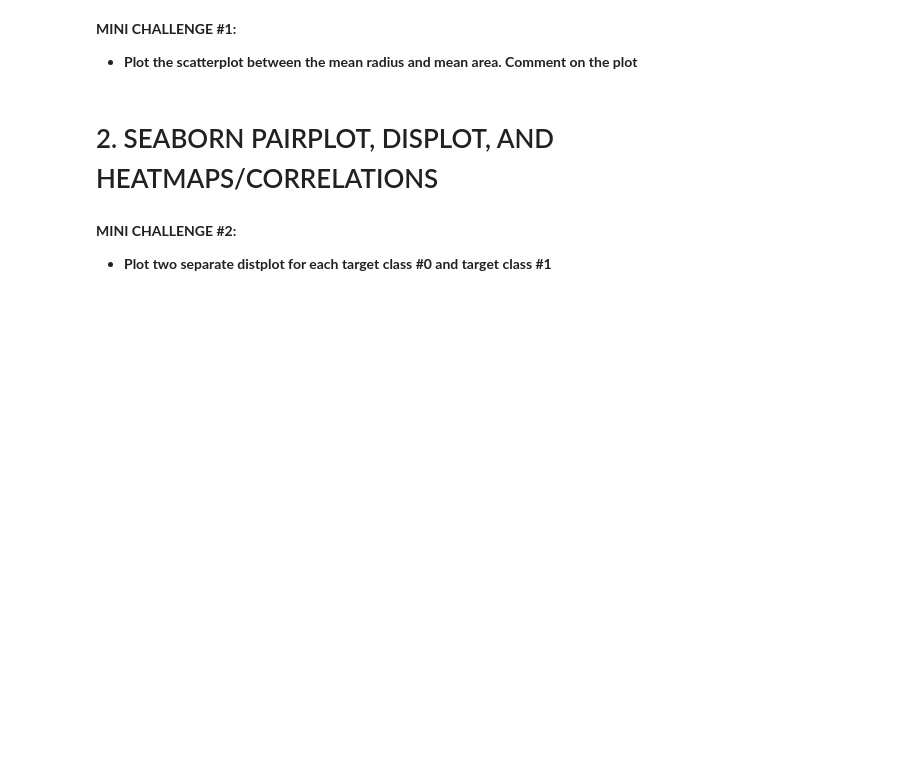
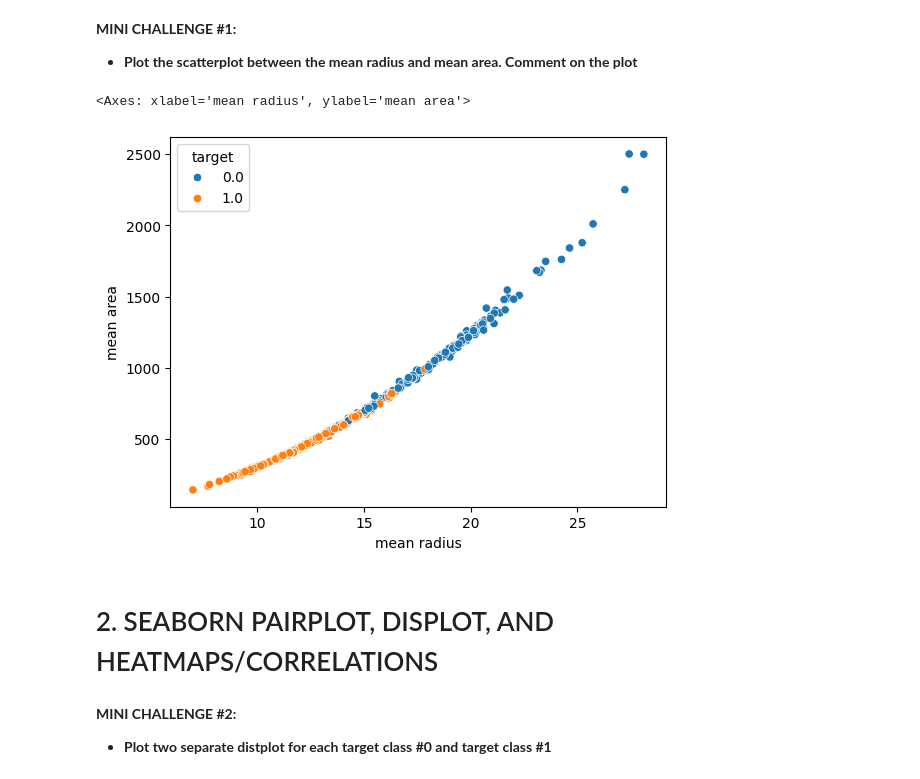
Before and after one commit to djimme/Python_selftraining, a Jupyter notebook: [U]Python&MachineLearningforFinancialAnalysis/S12.DataVisualizationwithSeaborn/10_Python_101_Data_Visualization_with_Seaborn_Skeleton.ipynb, the cells around one changed output. Drawn from its saved outputs; the diff is of its cells as text; code cells hidden in the pictures; blank space fills up the shorter version.

```diff
--- a/[U]Python&MachineLearningforFinancialAnalysis/S12.DataVisualizationwithSeaborn/10_Python_101_Data_Visualization_with_Seaborn_Skeleton.ipynb
+++ b/[U]Python&MachineLearningforFinancialAnalysis/S12.DataVisualizationwithSeaborn/10_Python_101_Data_Visualization_with_Seaborn_Skeleton.ipynb
@@ -22,6 +109,13 @@
 # %% [markdown]
 **MINI CHALLENGE #1:**
 - **Plot the scatterplot between the mean radius and mean area. Comment on the plot**
+# %%
+sns.scatterplot(x = 'mean radius', y = 'mean area', hue='target', data = df_cancer)
+# As mean radius increases, mean area increases
+# class #0 generally has larger mean radius and mean area compared to class #1
+# %% [output]
+<Axes: xlabel='mean radius', ylabel='mean area'>
+[figure, added]
 # %% [markdown]
 # 2. SEABORN PAIRPLOT, DISPLOT, AND HEATMAPS/CORRELATIONS
 # %%
```
Also changed, not shown: parts of 11 cells of this notebook.
